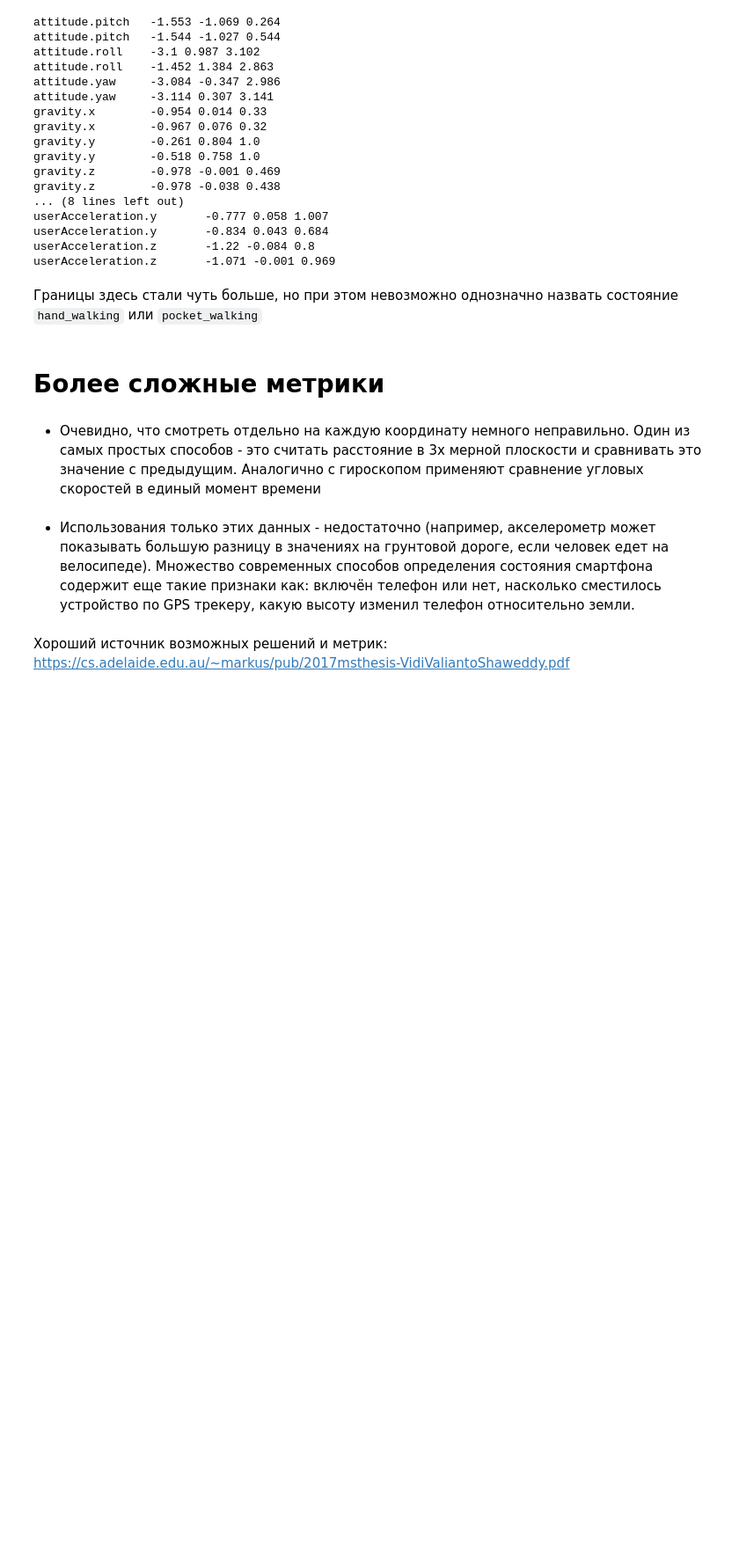
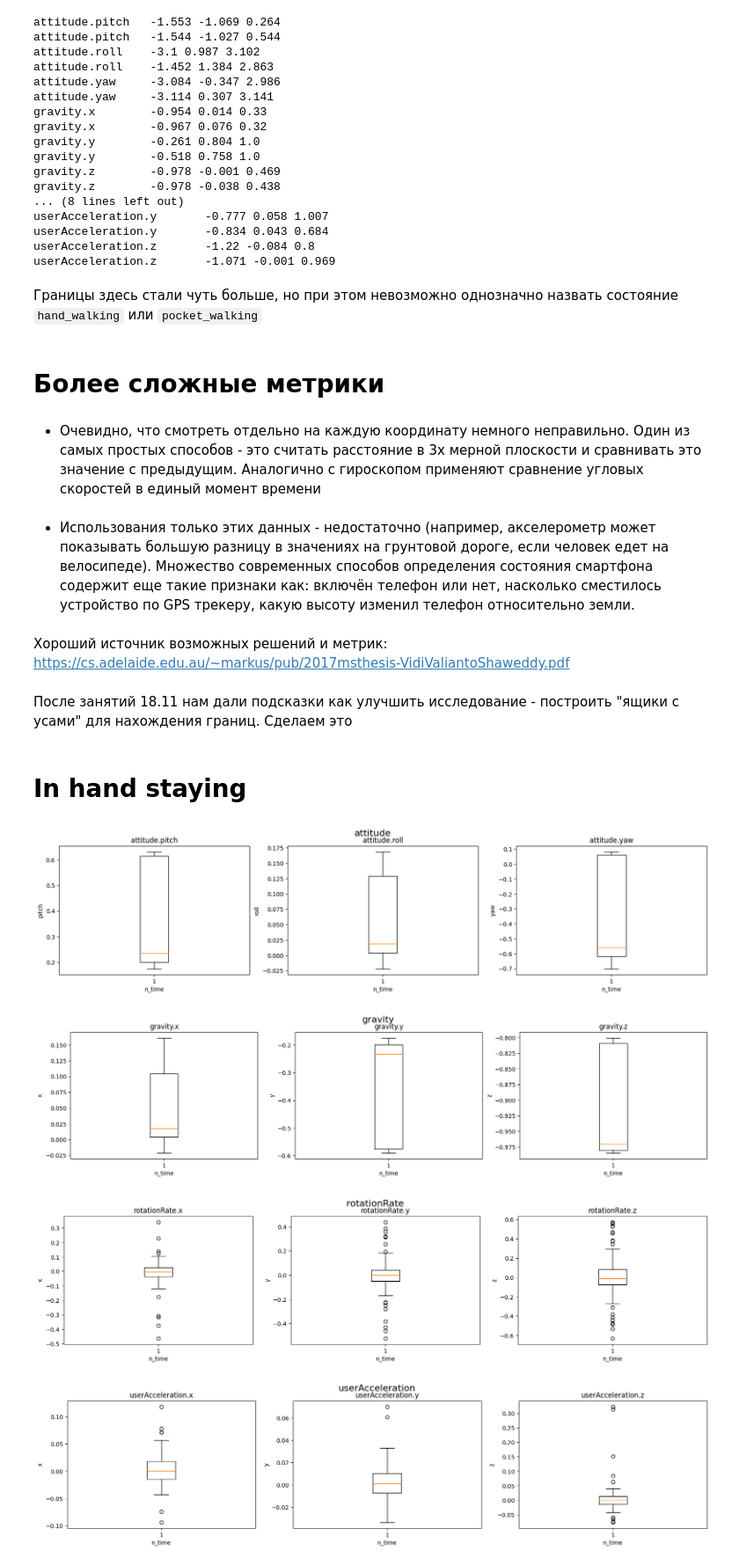
Before and after one commit to heartsker/MotionPredictor, a Jupyter notebook: experiment.ipynb, the cells around one changed output. Shown at 88% size. Saved outputs shown, nothing was run; the diff lists cells and outputs as text; code cells hidden in the pictures; blank space fills up the shorter version.

```diff
--- a/experiment.ipynb
+++ b/experiment.ipynb
@@ -270,3 +270,5 @@ userAcceleration.z       -1.071 -0.001 0.969
 - Использования только этих данных - недостаточно (например, акселерометр может показывать большую разницу в значениях на грунтовой дороге, если человек едет на велосипеде). Множество современных способов определения состояния смартфона содержит еще такие признаки как: включён телефон или нет, насколько сместилось устройство по GPS трекеру, какую высоту изменил телефон относительно земли.
 # %% [markdown]
 Хороший источник возможных решений и метрик: https://cs.adelaide.edu.au/~markus/pub/2017msthesis-VidiValiantoShaweddy.pdf
+# %% [markdown]
+После занятий 18.11 нам дали подсказки как улучшить исследование - построить "ящики с усами" для нахождения границ. Сделаем это
@@ -272,0 +278,27 @@ userAcceleration.z       -1.071 -0.001 0.969
+# %% [markdown]
+# In hand staying
+# %%
+file = open('MotionData/InHandStaying/in_hand_staying_1.json')
+data = json.load(file)
+df = pd.json_normalize(data)
+df.drop(['timestamp'], axis=1, inplace=True)
+groups = ['attitude', 'gravity', 'rotationRate', 'userAcceleration']
+for group_name in groups:
+    fig, ax = plt.subplots(1, 3, figsize=(20, 4))
+    fig.suptitle(group_name, fontsize=16)
+
+    elem_name = []
+    if group_name == 'attitude':
+        elem_name = ['pitch', 'roll', 'yaw']
+    else:
+        elem_name = ['x', 'y', 'z']
+    for i in range(3):
+        metric_name = f'{group_name}.{elem_name[i]}'
+        ax[i].boxplot(df[metric_name])
+        ax[i].set_title(metric_name)
+        ax[i].set_ylabel(elem_name[i])
+# %% [output]
+[figure, added]
+[figure, added]
+[figure, added]
+[figure, added]
```
Also changed, not shown: parts of 6 cells of this notebook.
